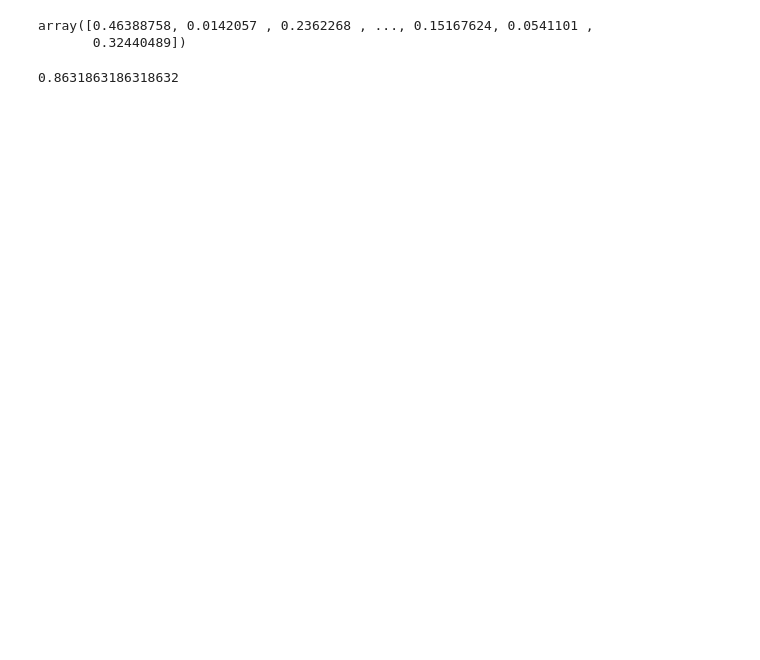
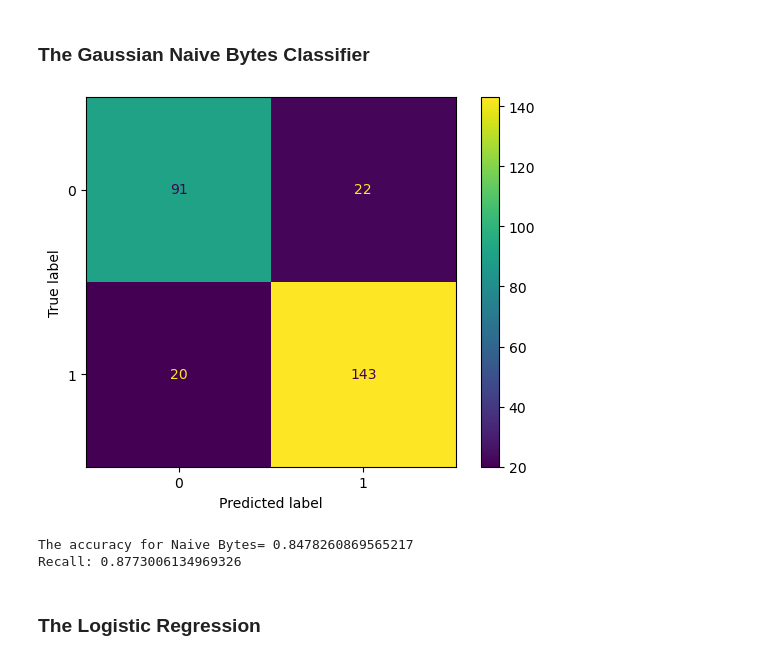
Before and after one commit to prathamagrawal/HeartBr, a Jupyter notebook: mlmodel.ipynb, the cells around one changed output. Cells and saved outputs as stored; diff of their text form; code cells hidden in the pictures; blank space fills up the shorter version.

```diff
--- a/mlmodel.ipynb
+++ b/mlmodel.ipynb
@@ -23,0 +80,5 @@ data
+# %%
+data['ST_Slope']=data['ST_Slope'].replace('Up',1)
+data['ST_Slope']=data['ST_Slope'].replace('Flat',2)
+data['ST_Slope']=data['ST_Slope'].replace('Down',3)
+data['ST_Slope'].unique()
@@ -24,3 +103,4 @@ data
 # %%
-y=data['TenYearCHD']
-X=data.iloc[:,0:15]
+y=data['HeartDisease']
+X=data.iloc[:,0:11]
+X
@@ -112,8 +123,0 @@ from sklearn.neighbors import KNeighborsClassifier
-# %%
-score=[]
-for i in range(1,26):
-    knnalgo=KNeighborsClassifier(n_neighbors=i)
-    knnalgo.fit(X_train,y_train)
-    y_pred=knnalgo.predict(X_test)
-    temp=mean_squared_error(y_test,y_pred)
-    score.append(temp)
@@ -188,2 +123,0 @@ model=XGBClassifier()
-# %%
-model.fit(X_train,y_train)
@@ -220,5 +123,0 @@ y_pred=linear_regression.predict(X_test)
-# %%
-y_pred
-# %% [output]
-array([0.46388758, 0.0142057 , 0.2362268 , ..., 0.15167624, 0.0541101 ,
-       0.32440489])
@@ -229,4 +124,20 @@ y_pred=list(y_pred)
-# %%
-accuracy_score(y_test,y_pred)
-# %% [output]
-0.8631863186318632
+# %% [markdown]
+### The Gaussian Naive Bytes Classifier
+# %%
+from sklearn.naive_bayes import GaussianNB
+gnb = GaussianNB()
+gnb.fit(X_train,y_train)
+y_pred=gnb.predict(X_test)
+gnb.score(X_test,y_test)
+plot_confusion_matrix(gnb, X_test, y_test)
+plt.show()
+# %% [output]
+[figure, added]
+# %%
+print("The accuracy for Naive Bytes= "+str(accuracy_score(y_test,y_pred)))
+print("Recall: "+str(recall_score(y_test, y_pred)))
+# %% [output]
+The accuracy for Naive Bytes= 0.8478260869565217
+Recall: 0.8773006134969326
+# %% [markdown]
+### The Logistic Regression
```
Also changed, not shown: parts of 59 cells of this notebook, 2 other files.
